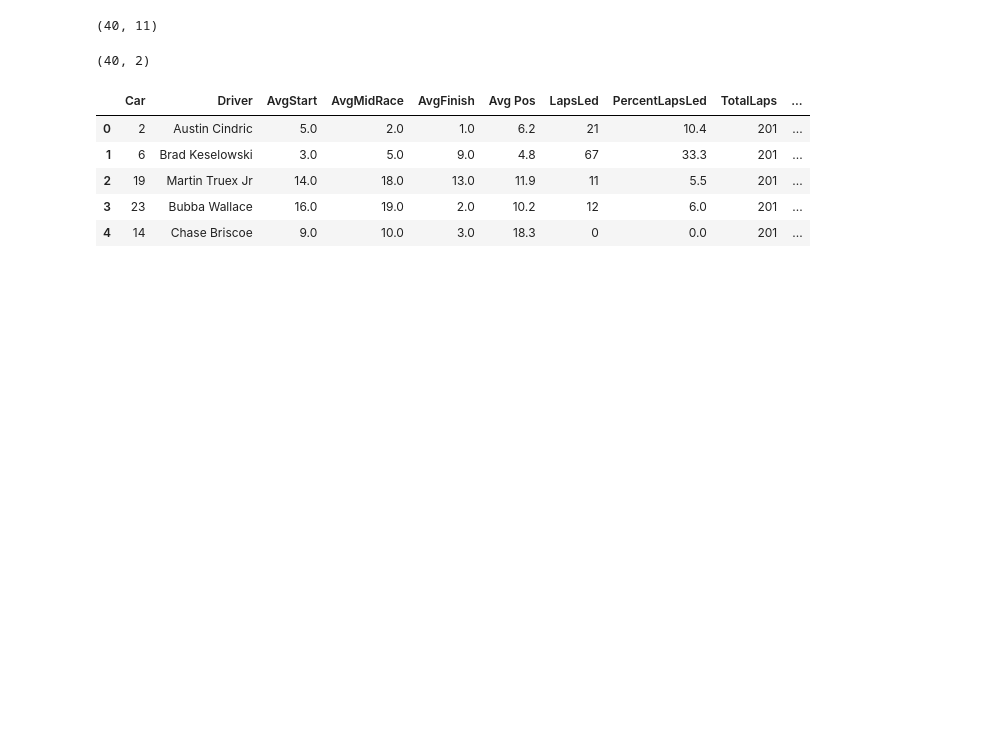
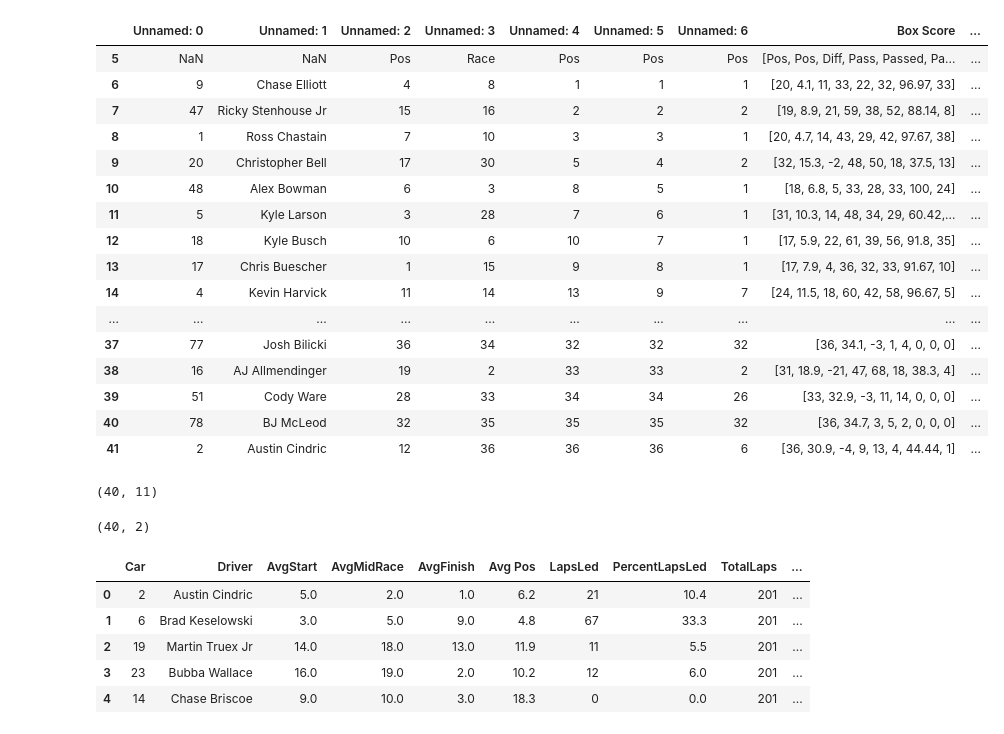
Before and after one commit to kchen79427/Milestone_I, a Jupyter notebook: Scraper/Loop_data_scrap.ipynb, the cells around one changed output. Drawn from its saved outputs; the diff is of its cells as text; code cells hidden in the pictures; blank space fills up the shorter version.

```diff
--- a/Scraper/Loop_data_scrap.ipynb
+++ b/Scraper/Loop_data_scrap.ipynb
@@ -37,3 +43,23 @@ See the caveats in the documentation: https://pandas.pydata.org/pandas-docs/stab
+# %%
+df2
+# %% [output]
+|  | Unnamed: 0 | Unnamed: 1 | Unnamed: 2 | Unnamed: 3 | Unnamed: 4 | Unnamed: 5 | Unnamed: 6 | Box Score | ... |
+| 5 | NaN | NaN | Pos | Race | Pos | Pos | Pos | [Pos, Pos, Diff, Pass, Passed, Pa... | ... |
+| 6 | 9 | Chase Elliott | 4 | 8 | 1 | 1 | 1 | [20, 4.1, 11, 33, 22, 32, 96.97, 33] | ... |
+| 7 | 47 | Ricky Stenhouse Jr | 15 | 16 | 2 | 2 | 2 | [19, 8.9, 21, 59, 38, 52, 88.14, 8] | ... |
+| 8 | 1 | Ross Chastain | 7 | 10 | 3 | 3 | 1 | [20, 4.7, 14, 43, 29, 42, 97.67, 38] | ... |
+| 9 | 20 | Christopher Bell | 17 | 30 | 5 | 4 | 2 | [32, 15.3, -2, 48, 50, 18, 37.5, 13] | ... |
+| 10 | 48 | Alex Bowman | 6 | 3 | 8 | 5 | 1 | [18, 6.8, 5, 33, 28, 33, 100, 24] | ... |
+| 11 | 5 | Kyle Larson | 3 | 28 | 7 | 6 | 1 | [31, 10.3, 14, 48, 34, 29, 60.42,... | ... |
+| 12 | 18 | Kyle Busch | 10 | 6 | 10 | 7 | 1 | [17, 5.9, 22, 61, 39, 56, 91.8, 35] | ... |
+| 13 | 17 | Chris Buescher | 1 | 15 | 9 | 8 | 1 | [17, 7.9, 4, 36, 32, 33, 91.67, 10] | ... |
+| 14 | 4 | Kevin Harvick | 11 | 14 | 13 | 9 | 7 | [24, 11.5, 18, 60, 42, 58, 96.67, 5] | ... |
+| ... | ... | ... | ... | ... | ... | ... | ... | ... | ... |
+| 37 | 77 | Josh Bilicki | 36 | 34 | 32 | 32 | 32 | [36, 34.1, -3, 1, 4, 0, 0, 0] | ... |
+| 38 | 16 | AJ Allmendinger | 19 | 2 | 33 | 33 | 2 | [31, 18.9, -21, 47, 68, 18, 38.3, 4] | ... |
+| 39 | 51 | Cody Ware | 28 | 33 | 34 | 34 | 26 | [33, 32.9, -3, 11, 14, 0, 0, 0] | ... |
+| 40 | 78 | BJ McLeod | 32 | 35 | 35 | 35 | 32 | [36, 34.7, 3, 5, 2, 0, 0, 0] | ... |
+| 41 | 2 | Austin Cindric | 12 | 36 | 36 | 36 | 6 | [36, 30.9, -4, 9, 13, 4, 44.44, 1] | ... |
 # %%
 df3=pd.DataFrame(df2['Box Score'].tolist(), columns=['PassDiff','GreenPass','GreenPassed','QualityPasses','PercentQualityPasses','NumFastestLaps'])
 df4=pd.DataFrame(df2['Unnamed: 6'].tolist(), columns=['LapsinTop15','PercentLapsTop15'])
```
Also changed, not shown: parts of 3 cells of this notebook, 8 other files.
